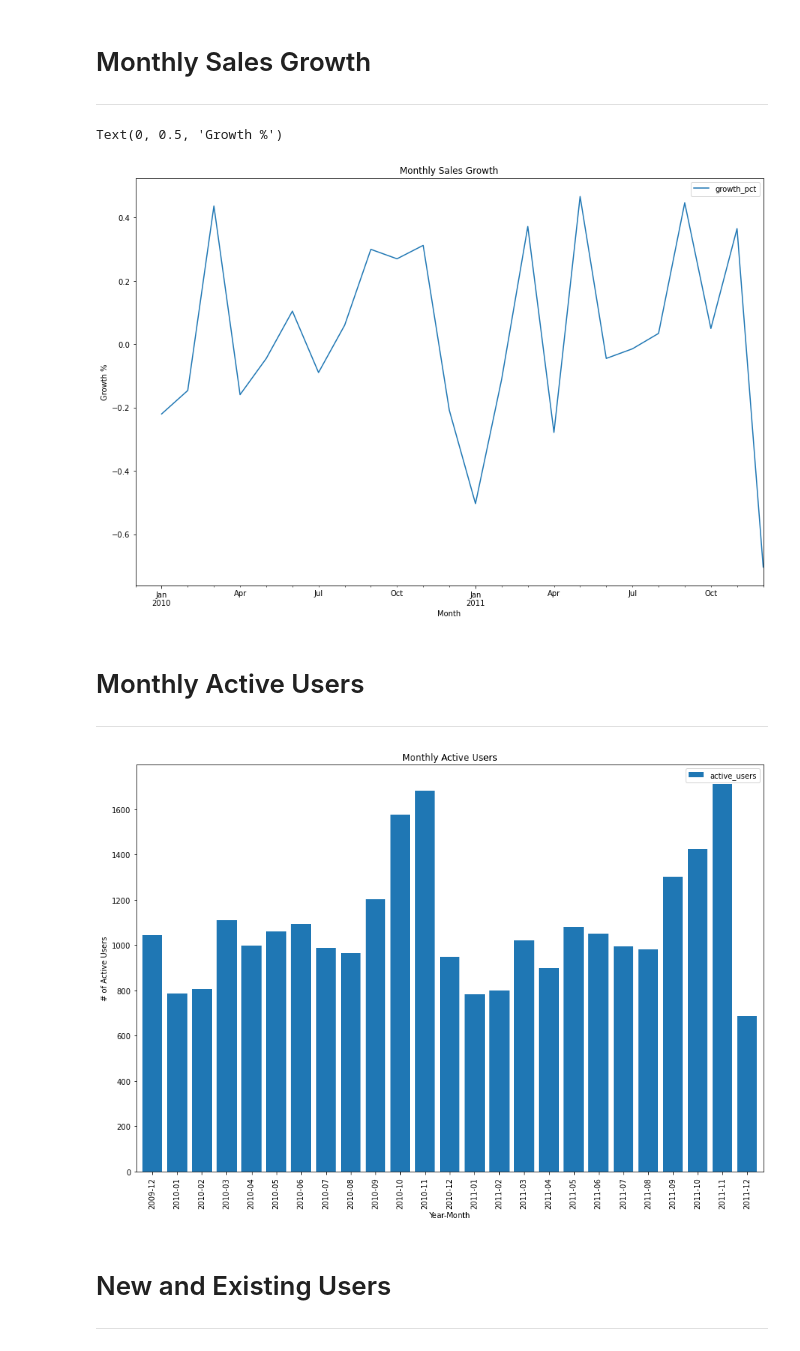
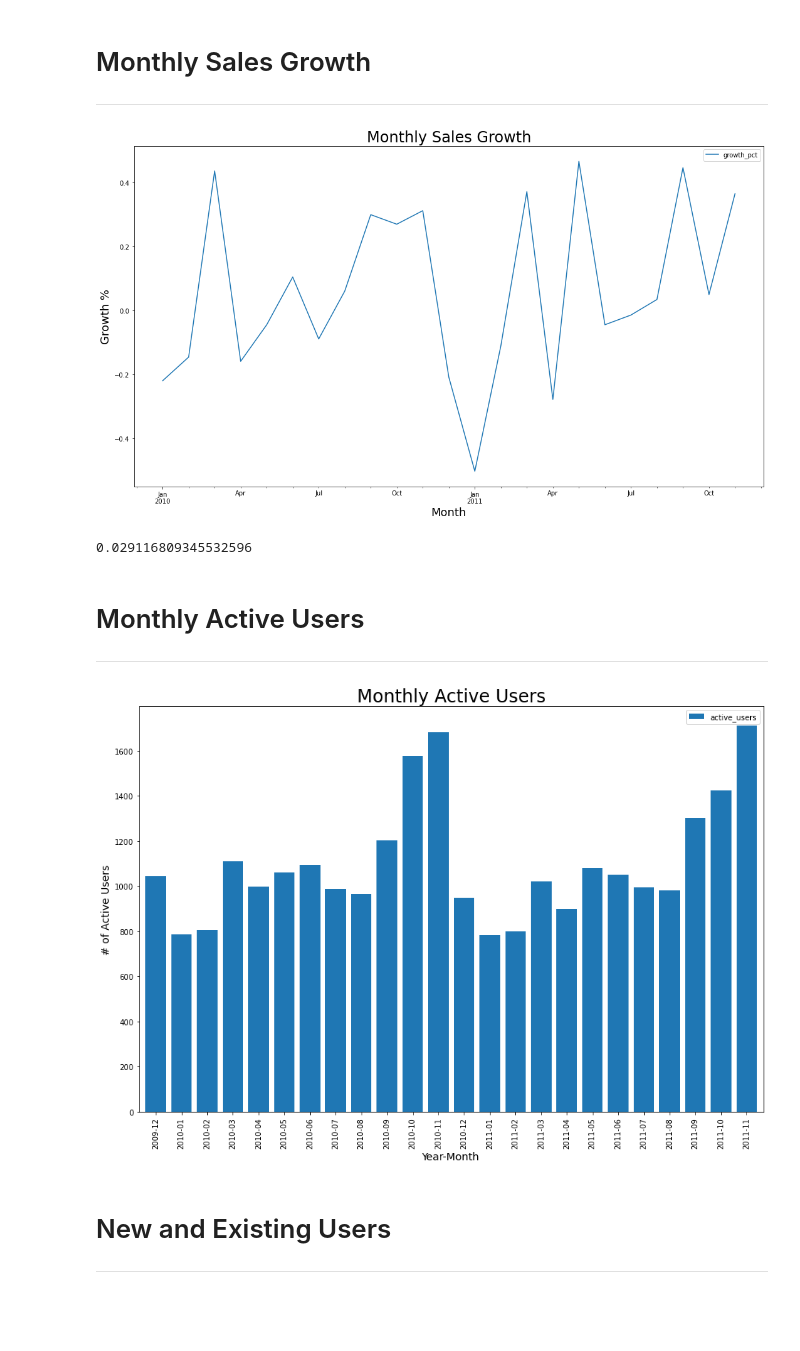
Before and after one commit to jarviscanada/jarvis_data_eng_CecilCao, a Jupyter notebook: python_data_analytics/retail_data_analytics_wrangling.ipynb, the cells around one changed output. Saved outputs shown, nothing was run; the diff lists cells and outputs as text; code cells hidden in the pictures; blank space fills up the shorter version.

```diff
--- a/python_data_analytics/retail_data_analytics_wrangling.ipynb
+++ b/python_data_analytics/retail_data_analytics_wrangling.ipynb
@@ -274,14 +353,19 @@ plt.show()
 monthly_growth_df = monthly_sales_df.assign(growth_pct=monthly_sales_df.total_sales.pct_change())
 # %%
 # Plot the graph
-monthly_growth_df.plot(x='year_month', y='growth_pct', kind='line', figsize=(15, 10))
+monthly_growth_df[:-1].plot(x='year_month', y='growth_pct', kind='line', figsize=(18, 10))
 
-plt.title('Monthly Sales Growth')
-plt.xlabel('Month')
-plt.ylabel('Growth %')
+plt.title('Monthly Sales Growth', fontsize=24)
+plt.xlabel('Month', fontsize=18)
+plt.ylabel('Growth %', fontsize=18)
+
+plt.autoscale(enable=True, axis='x', tight=False)
 # %% [output]
-Text(0, 0.5, 'Growth %')
-[figure, old version]
+[figure, new version]
+# %%
+monthly_sales_df.total_sales.pct_change().mean()
+# %% [output]
+0.029116809345532596
 # %% [markdown]
 # Monthly Active Users
 ---
@@ -295,18 +379,18 @@ total_active_users_df.columns = ['year_month', 'active_users']
 
 # print(total_active_users_df)
 # %%
-total_active_users_df.plot(x='year_month', y='active_users', kind='bar', figsize=(15,10), width=0.8)
-plt.title('Monthly Active Users')
+total_active_users_df[:-1].plot(x='year_month', y='active_users', kind='bar', figsize=(15,10), width=0.8)
+plt.title('Monthly Active Users', fontsize=24)
 
 # X-labels
-plt.xlabel('Year-Month')
+plt.xlabel('Year-Month', fontsize=14)
 
 # Y-labels
-plt.ylabel('# of Active Users')
+plt.ylabel('# of Active Users', fontsize=14)
 
 plt.show()
 # %% [output]
-[figure, old version]
+[figure, new version]
 # %% [markdown]
 # New and Existing Users
 ---
```
Also changed, not shown: parts of 21 cells of this notebook.
